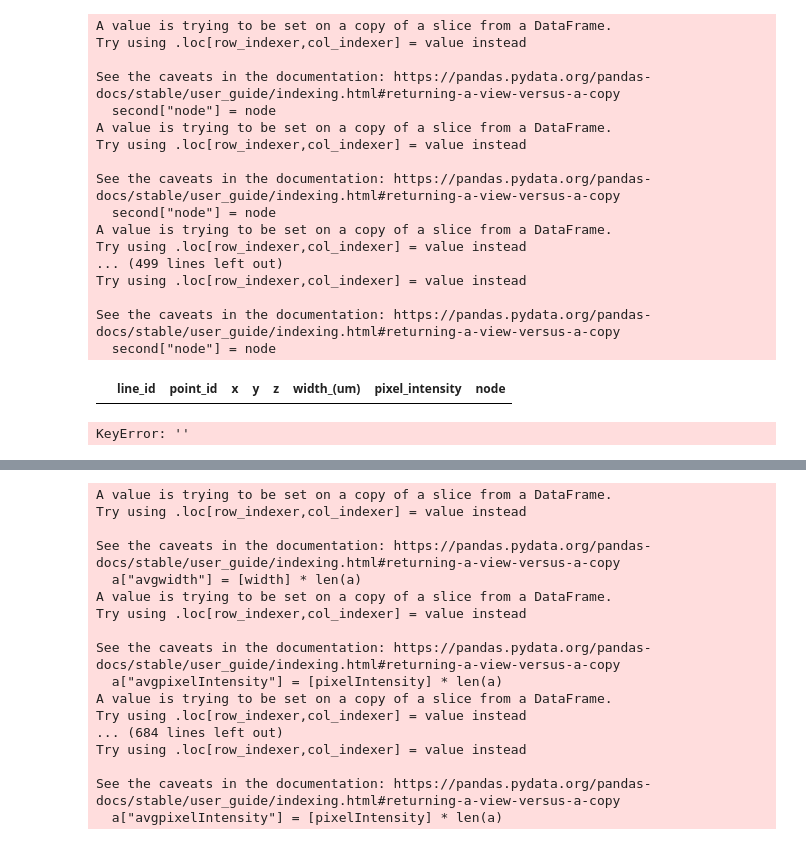
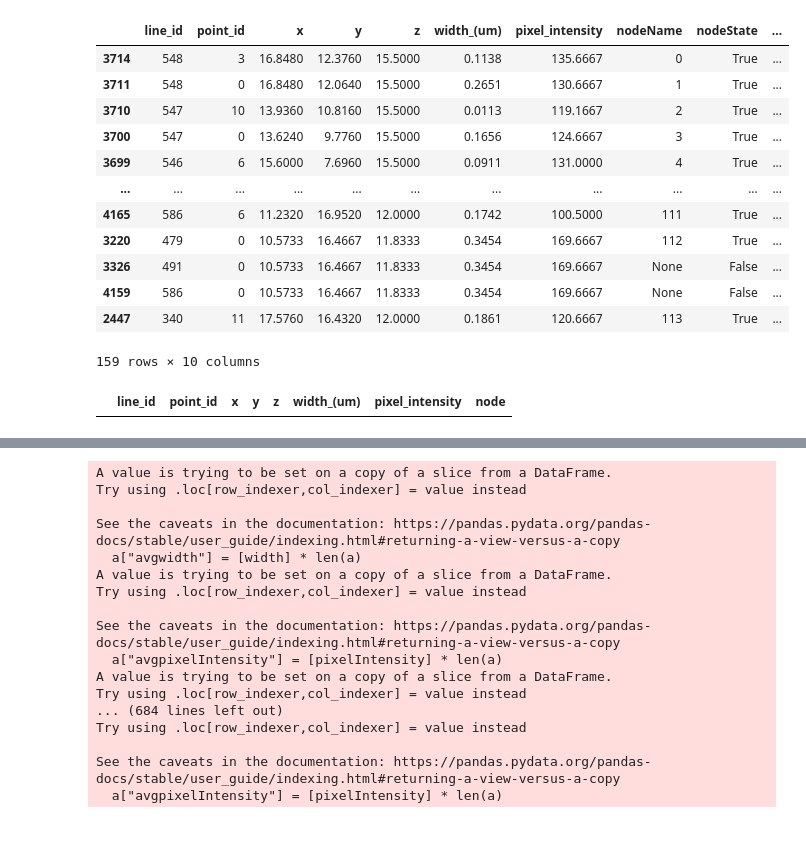
Before and after one commit to BiratalWagle/MitoCode, a Jupyter notebook: CodeRepository/MitoCode.ipynb, the cells around one changed output, grey strips where cells are left out. Cells and saved outputs as stored; diff of their text form; code cells hidden in the pictures.

```diff
--- a/CodeRepository/MitoCode.ipynb
+++ b/CodeRepository/MitoCode.ipynb
@@ -274,48 +193,19 @@ def plotMito(PreOrPost, j = -1): # takes in a pre or post image
-# %%
-def getPost(skelePos, coordinates, node):
-    coors = coordinates[node]
-    a = coors[0]
-    b = coors[1]
-    c = coors[2]
-
-    first = skelePos.loc[skelePos["x"] == a]
-    if len(first) > 1:
-        second = first.loc[first["y"] == b]
-        second["node"] = node
-        if len(second) > 1:
-            third = second.loc[second["z"] == c]
-            third["node"] = node
-            return third
-        else:
-            return second
-    else:
-        first["node"] = node
-        return first
-
-df = []
-for i in range(114):
-    a = getPost(skelePos, nodeCoordinates.values, i)
-    df.append(a)
-
-test = pd.concat(df)
-# %% [output]
-A value is trying to be set on a copy of a slice from a DataFrame.
-Try using .loc[row_indexer,col_indexer] = value instead
-
-See the caveats in the documentation: https://pandas.pydata.org/pandas-docs/stable/user_guide/indexing.html#returning-a-view-versus-a-copy
-  second["node"] = node
-A value is trying to be set on a copy of a slice from a DataFrame.
-Try using .loc[row_indexer,col_indexer] = value instead
-
-See the caveats in the documentation: https://pandas.pydata.org/pandas-docs/stable/user_guide/indexing.html#returning-a-view-versus-a-copy
-  second["node"] = node
-A value is trying to be set on a copy of a slice from a DataFrame.
-Try using .loc[row_indexer,col_indexer] = value instead
-... (499 lines left out)
-Try using .loc[row_indexer,col_indexer] = value instead
-
-See the caveats in the documentation: https://pandas.pydata.org/pandas-docs/stable/user_guide/indexing.html#returning-a-view-versus-a-copy
-  second["node"] = node
+# %%
+test
+# %% [output]
+|  | line_id | point_id | x | y | z | width_(um) | pixel_intensity | nodeName | nodeState | ... |
+| 3714 | 548 | 3 | 16.8480 | 12.3760 | 15.5000 | 0.1138 | 135.6667 | 0 | True | ... |
+| 3711 | 548 | 0 | 16.8480 | 12.0640 | 15.5000 | 0.2651 | 130.6667 | 1 | True | ... |
+| 3710 | 547 | 10 | 13.9360 | 10.8160 | 15.5000 | 0.0113 | 119.1667 | 2 | True | ... |
+| 3700 | 547 | 0 | 13.6240 | 9.7760 | 15.5000 | 0.1656 | 124.6667 | 3 | True | ... |
+| 3699 | 546 | 6 | 15.6000 | 7.6960 | 15.5000 | 0.0911 | 131.0000 | 4 | True | ... |
+| ... | ... | ... | ... | ... | ... | ... | ... | ... | ... | ... |
+| 4165 | 586 | 6 | 11.2320 | 16.9520 | 12.0000 | 0.1742 | 100.5000 | 111 | True | ... |
+| 3220 | 479 | 0 | 10.5733 | 16.4667 | 11.8333 | 0.3454 | 169.6667 | 112 | True | ... |
+| 3326 | 491 | 0 | 10.5733 | 16.4667 | 11.8333 | 0.3454 | 169.6667 | None | False | ... |
+| 4159 | 586 | 0 | 10.5733 | 16.4667 | 11.8333 | 0.3454 | 169.6667 | None | False | ... |
+| 2447 | 340 | 11 | 17.5760 | 16.4320 | 12.0000 | 0.1861 | 120.6667 | 113 | True | ... |
+159 rows × 10 columns
 # %%
 test.loc[test["line_id"] == 0]
 # %% [output]
@@ -382,7 +272,3 @@ def plotMitoWithNode2(PreOrPost, nodeDf, down = 0, up = 100): # takes in a pre o
     plt.xlabel("X (um)")
     plt.ylabel("Y (um)")
     return 1
-# %%
-skelePos.loc[skelePos["line_id"] == 3].mean()[""]
-# %% [output]
-KeyError: ''
```
Also changed, not shown: parts of 28 cells of this notebook, 2 other files.
